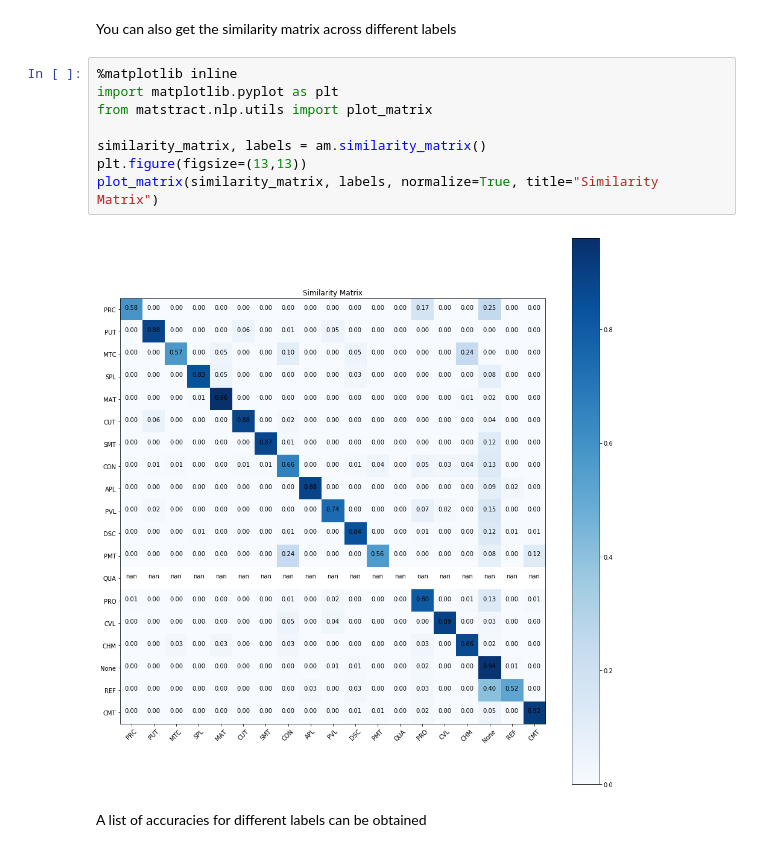
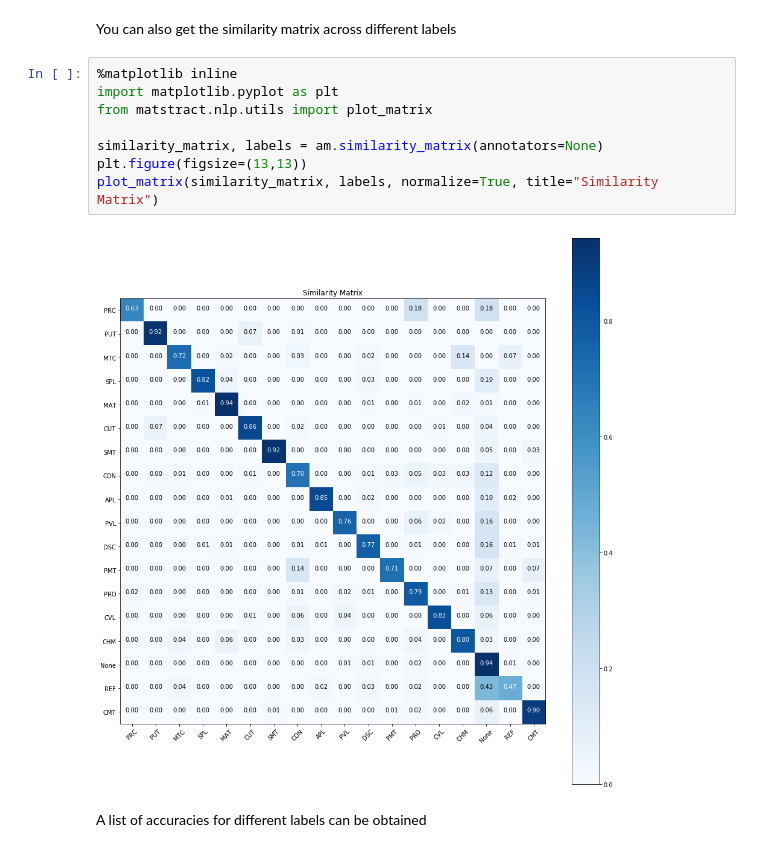
Before and after one commit to LeighWeston86/matstract, a Jupyter notebook: matstract/nlp/NLP_demo.ipynb, the cells around one changed output. Cells and saved outputs as stored; diff of their text form.

```diff
--- a/matstract/nlp/NLP_demo.ipynb
+++ b/matstract/nlp/NLP_demo.ipynb
@@ -61,13 +61,13 @@ You can also get the similarity matrix across different labels
 # %%
 %matplotlib inline
 import matplotlib.pyplot as plt
 from matstract.nlp.utils import plot_matrix
 
-similarity_matrix, labels = am.similarity_matrix()
+similarity_matrix, labels = am.similarity_matrix(annotators=None)
 plt.figure(figsize=(13,13))
 plot_matrix(similarity_matrix, labels, normalize=True, title="Similarity Matrix")
 # %% [output]
-[figure, old version]
+[figure, new version]
 # %% [markdown]
 A list of accuracies for different labels can be obtained
 # %%
```
Also changed, not shown: parts of 1 cell of this notebook, 6 other files.
